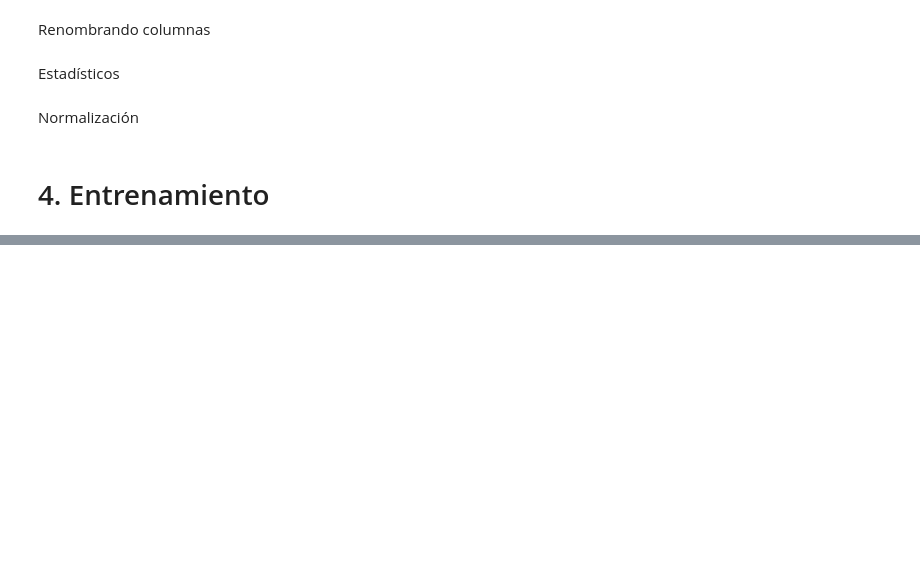
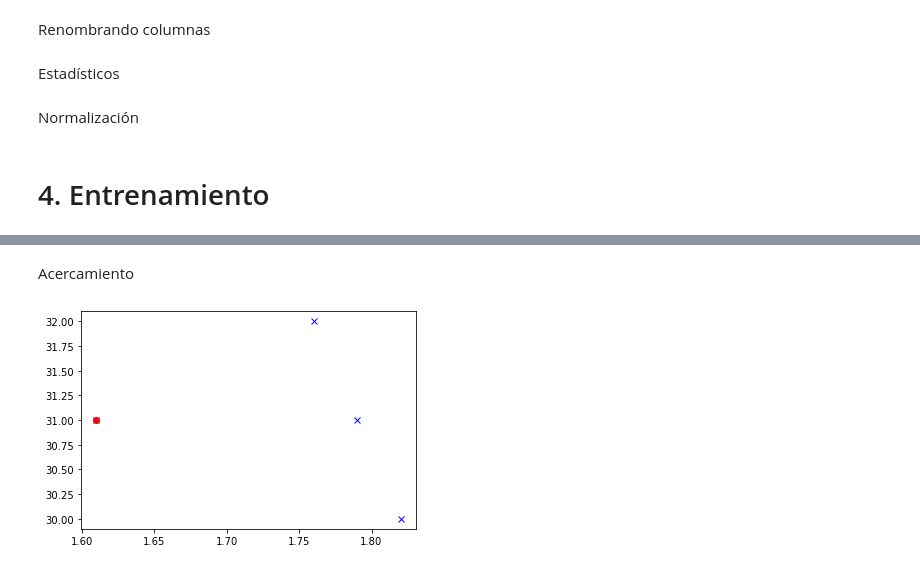
Before and after one commit to josedalvik/datascience_stlearning2_practica2, a Jupyter notebook: Deteccion_anomalias.ipynb, the cells around one changed output, grey strips where cells are left out. Drawn from its saved outputs; the diff is of its cells as text; code cells hidden in the pictures; blank space fills up the shorter version.

```diff
--- a/Deteccion_anomalias.ipynb
+++ b/Deteccion_anomalias.ipynb
@@ -99,0 +141,8 @@ plt.show()
+# %% [markdown]
+Acercamiento
+# %%
+plt.plot(pruebas.iloc[0:4,0], pruebas.iloc[0:4,1], "bx")
+plt.plot(pruebas.iloc[outliers[outliers<4],0], pruebas.iloc[outliers[outliers<4],1], "ro")
+plt.show()
+# %% [output]
+[figure, added]
```
Also changed, not shown: parts of 15 cells of this notebook, 1 other file.
